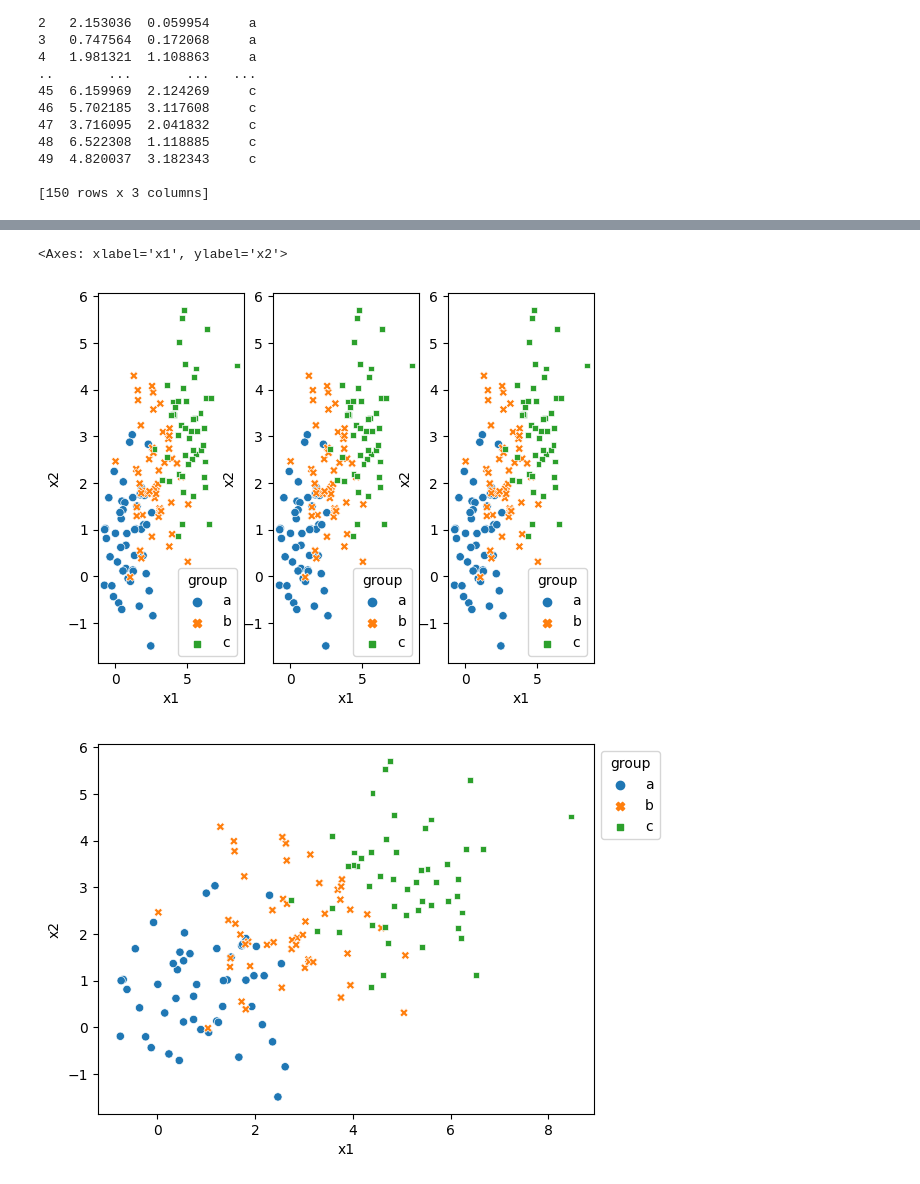
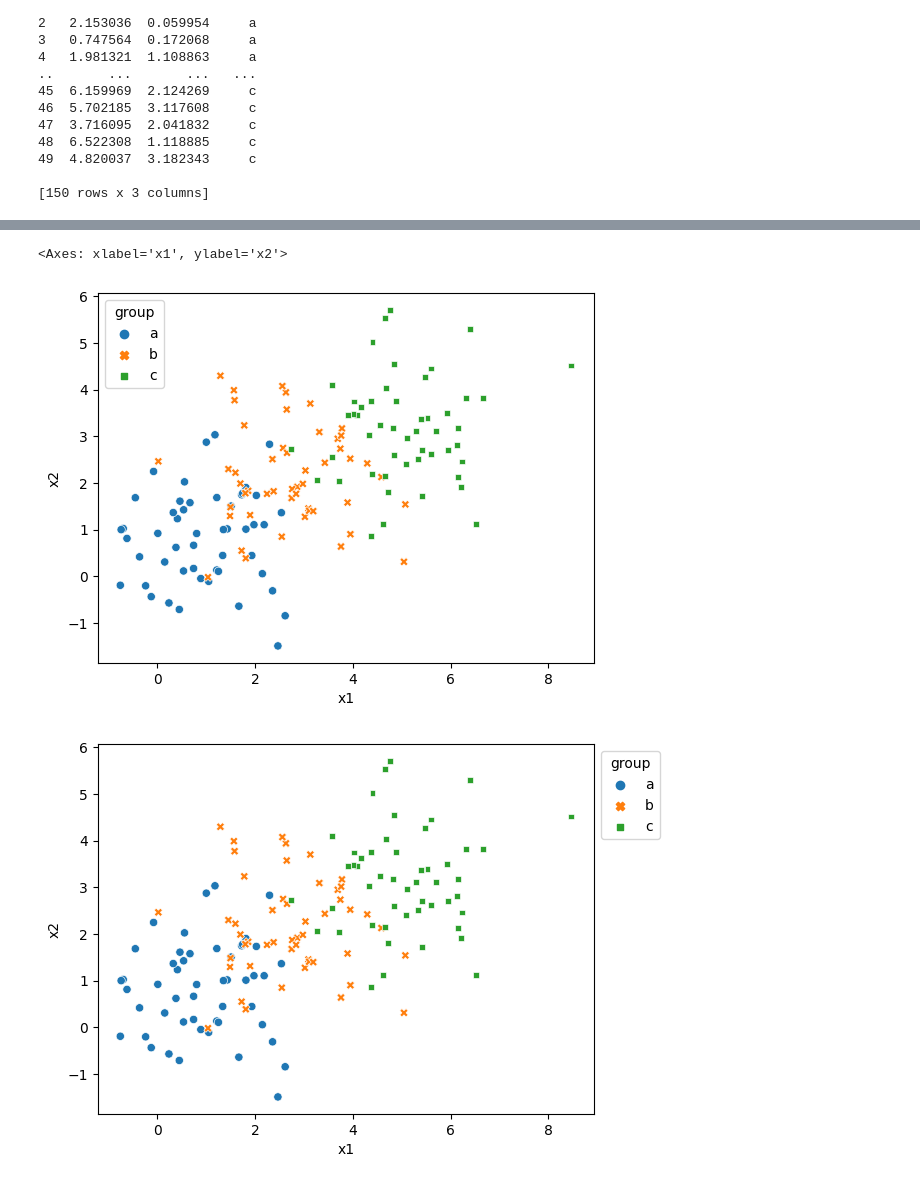
Before and after one commit to BAltenburger/assignment3, a Jupyter notebook: assignment_knn_and_kmc.ipynb, the cells around one changed output, grey strips where cells are left out. Cells and saved outputs as stored; diff of their text form; code cells hidden in the pictures.

```diff
--- a/assignment_knn_and_kmc.ipynb
+++ b/assignment_knn_and_kmc.ipynb
@@ -183,11 +194,9 @@ sns.scatterplot(data=df0_25,x='x1',y='x2',hue='group',style='group', ax=axs[1])
 # %%
-fig, axs = plt.subplots(ncols=3)
-sns.scatterplot(data=df0_5,x='x1',y='x2',hue='group',style='group', ax=axs[0])
-sns.scatterplot(data=df1_0,x='x1',y='x2',hue='group',style='group', ax =axs[1])
-sns.scatterplot(data=df2_0,x='x1',y='x2',hue='group',style='group', ax=axs[2])
+
+sns.scatterplot(data=df2_0,x='x1',y='x2',hue='group',style='group')
 # %% [output]
 <Axes: xlabel='x1', ylabel='x2'>
-[figure, old version]
+[figure, new version]
 # %%
 plot0_5 = sns.scatterplot(data=df0_5,x='x1',y='x2',hue='group',style='group')
 sns.move_legend(plot0_5, "upper left", bbox_to_anchor=(1, 1))
```
Also changed, not shown: parts of 12 cells of this notebook.
